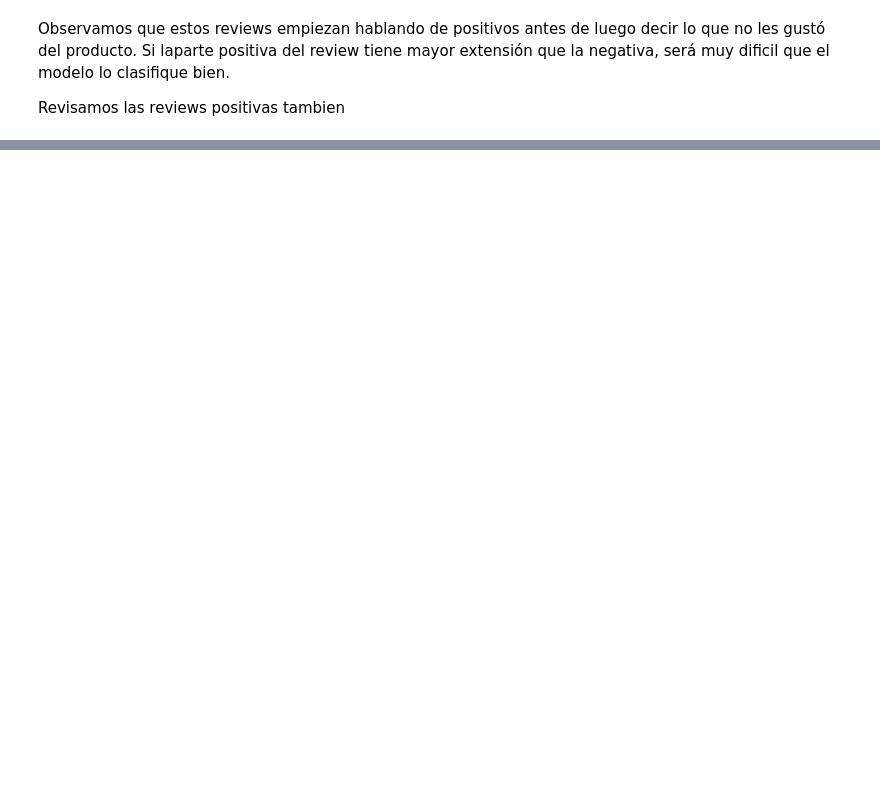
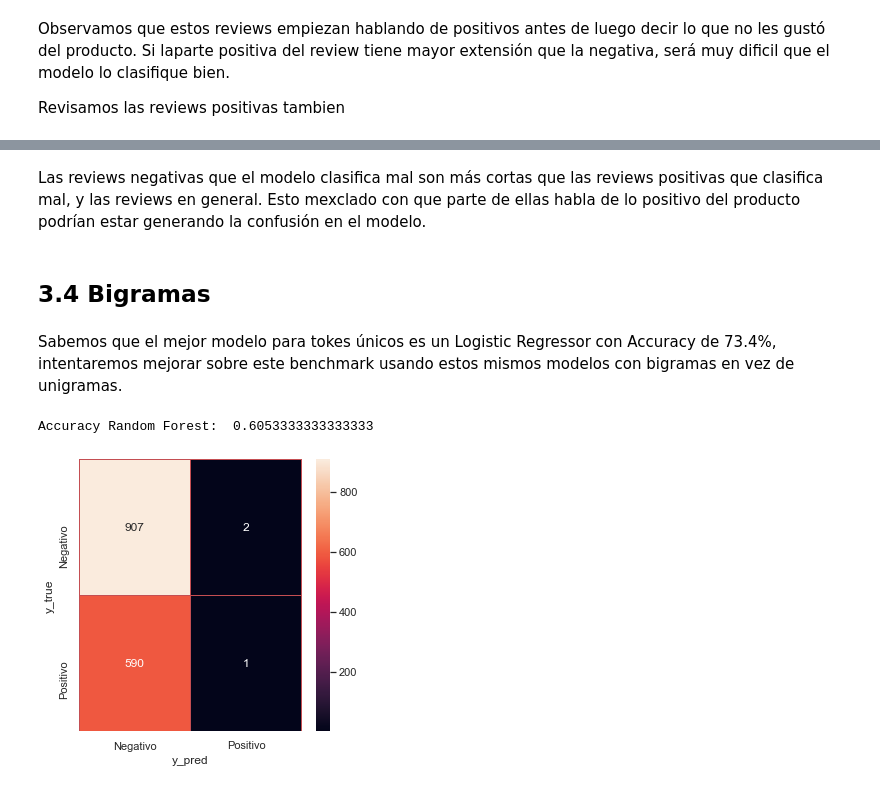
Before and after one commit to valeriaortizl/amazon_ratings_prediction, a Jupyter notebook: DS_Proyecto_03_NLP_v2.ipynb, the cells around one changed output, grey strips where cells are left out. Saved outputs shown, nothing was run; the diff lists cells and outputs as text; code cells hidden in the pictures; blank space fills up the shorter version.

Commit message:
Bigramas

```diff
--- a/DS_Proyecto_03_NLP_v2.ipynb
+++ b/DS_Proyecto_03_NLP_v2.ipynb
@@ -674,0 +702,26 @@ reviews_datos_pos.review_body[:10]
+# %% [markdown]
+Las reviews negativas que el modelo clasifica mal son más cortas que las reviews positivas que clasifica mal, y las reviews en general. Esto mexclado con que parte de ellas habla de lo positivo del producto podrían estar generando la confusión en el modelo.
+# %% [markdown]
+## 3.4 Bigramas
+# %% [markdown]
+Sabemos que el mejor modelo para tokes únicos es un Logistic Regressor con Accuracy de  73.4%, intentaremos mejorar sobre este benchmark usando estos mismos modelos con bigramas en vez de unigramas.
+# %%
+# Generamos el dataset con los bigramas
+new_vec = CountVectorizer(analyzer='word', ngram_range=(2, 2))
+new_data_vec = new_vec.fit_transform(data.body_lemma_joint)
+X_data = new_data_vec.toarray()
+
+# Tomamos los bigramas unicos
+all_bigrams = new_vec.get_feature_names()
+# %%
+# Utilizamos el mejor estimador Random Forest, con esta nueva data
+X_train, X_test, y_train, y_test = train_test_split(X_data, data['binario'], test_size = 0.3, random_state=42)
+best_rf.fit(X_train,y_train)
+
+print("Accuracy Random Forest: ",best_rf.score(X_test,y_test))
+
+y_pred = best_rf.predict(X_test)
+confusion(y_test,y_pred)
+# %% [output]
+Accuracy Random Forest:  0.6053333333333333
+[figure, added]
```
Also changed, not shown: parts of 19 cells of this notebook.
